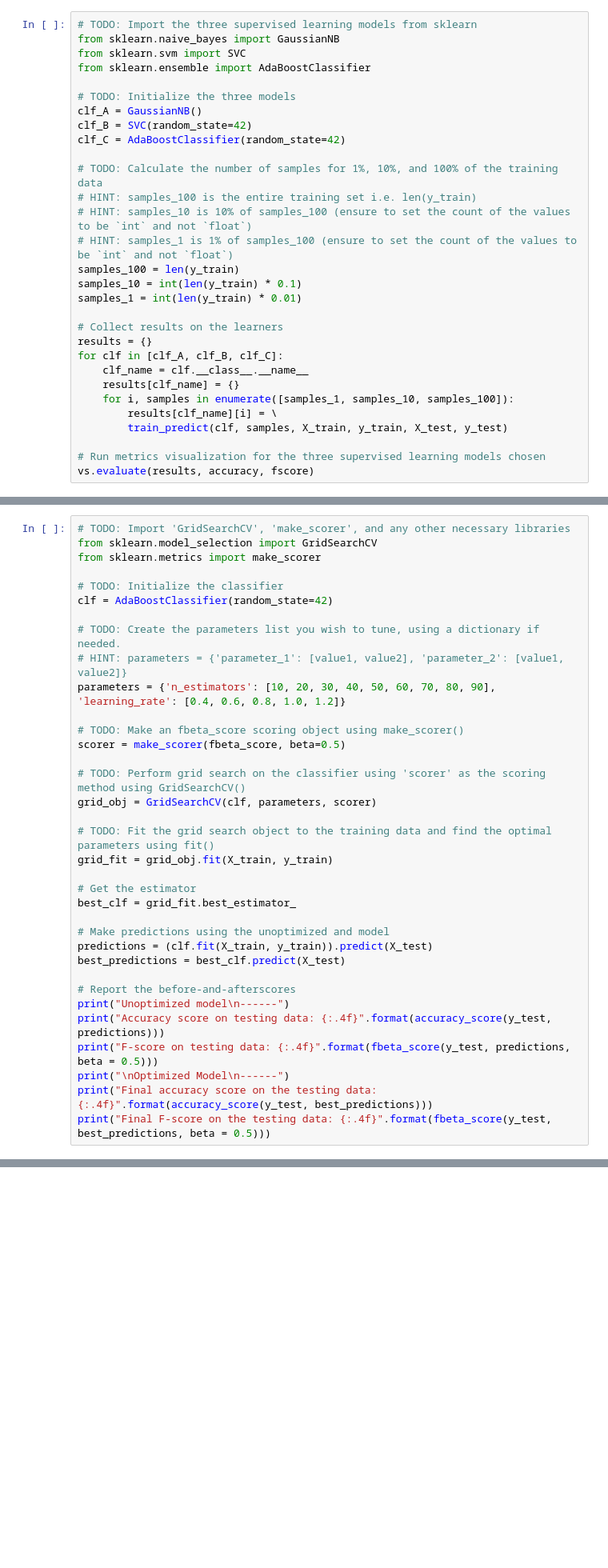
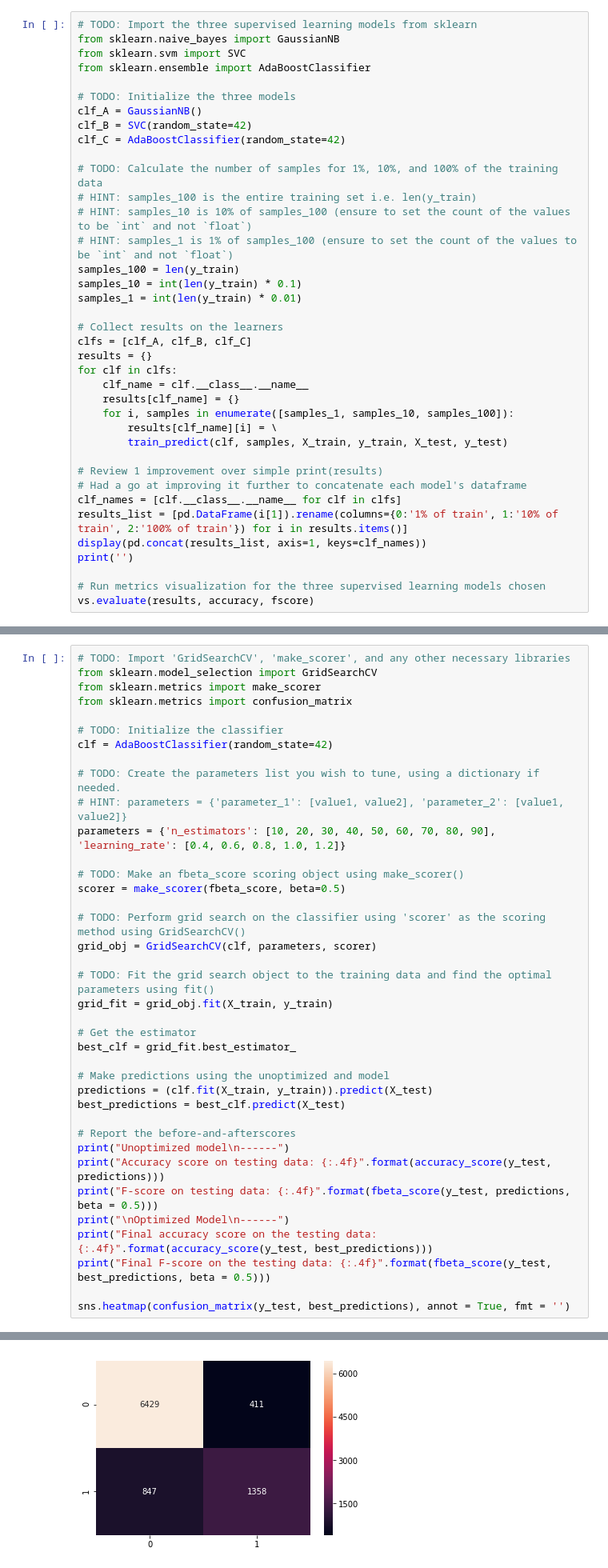
Before and after one commit to andrew-oneill/data-science-nano-degree, a Jupyter notebook: finding_donors/finding_donors.ipynb, the cells around one changed output, grey strips where cells are left out. Shown at 80% size. Drawn from its saved outputs; the diff is of its cells as text; blank space fills up the shorter version.

```diff
--- a/finding_donors/finding_donors.ipynb
+++ b/finding_donors/finding_donors.ipynb
@@ -441,14 +453,22 @@ samples_10 = int(len(y_train) * 0.1)
 samples_1 = int(len(y_train) * 0.01)
 
 # Collect results on the learners
+clfs = [clf_A, clf_B, clf_C]
 results = {}
-for clf in [clf_A, clf_B, clf_C]:
+for clf in clfs:
     clf_name = clf.__class__.__name__
     results[clf_name] = {}
     for i, samples in enumerate([samples_1, samples_10, samples_100]):
         results[clf_name][i] = \
         train_predict(clf, samples, X_train, y_train, X_test, y_test)
 
+# Review 1 improvement over simple print(results)
+# Had a go at improving it further to concatenate each model's dataframe
+clf_names = [clf.__class__.__name__ for clf in clfs]
+results_list = [pd.DataFrame(i[1]).rename(columns={0:'1% of train', 1:'10% of train', 2:'100% of train'}) for i in results.items()]
+display(pd.concat(results_list, axis=1, keys=clf_names))
+print('')
+
 # Run metrics visualization for the three supervised learning models chosen
 vs.evaluate(results, accuracy, fscore)
 # %% [output]
@@ -521,6 +540,7 @@ Fine tune the chosen model. Use grid search (`GridSearchCV`) with at least one i
 # TODO: Import 'GridSearchCV', 'make_scorer', and any other necessary libraries
 from sklearn.model_selection import GridSearchCV
 from sklearn.metrics import make_scorer
+from sklearn.metrics import confusion_matrix
 
 # TODO: Initialize the classifier
 clf = AdaBoostClassifier(random_state=42)
@@ -552,6 +572,8 @@ print("F-score on testing data: {:.4f}".format(fbeta_score(y_test, predictions,
 print("\nOptimized Model\n------")
 print("Final accuracy score on the testing data: {:.4f}".format(accuracy_score(y_test, best_predictions)))
 print("Final F-score on the testing data: {:.4f}".format(fbeta_score(y_test, best_predictions, beta = 0.5)))
+
+sns.heatmap(confusion_matrix(y_test, best_predictions), annot = True, fmt = '')
 # %% [output]
 Unoptimized model
 ------
@@ -565,3 +588,4 @@ Final F-score on the testing data: 0.7316
+[figure, added]
 # %% [markdown]
 ### Question 5 - Final Model Evaluation
 
```
Also changed, not shown: parts of 9 cells of this notebook, 1 other file.
